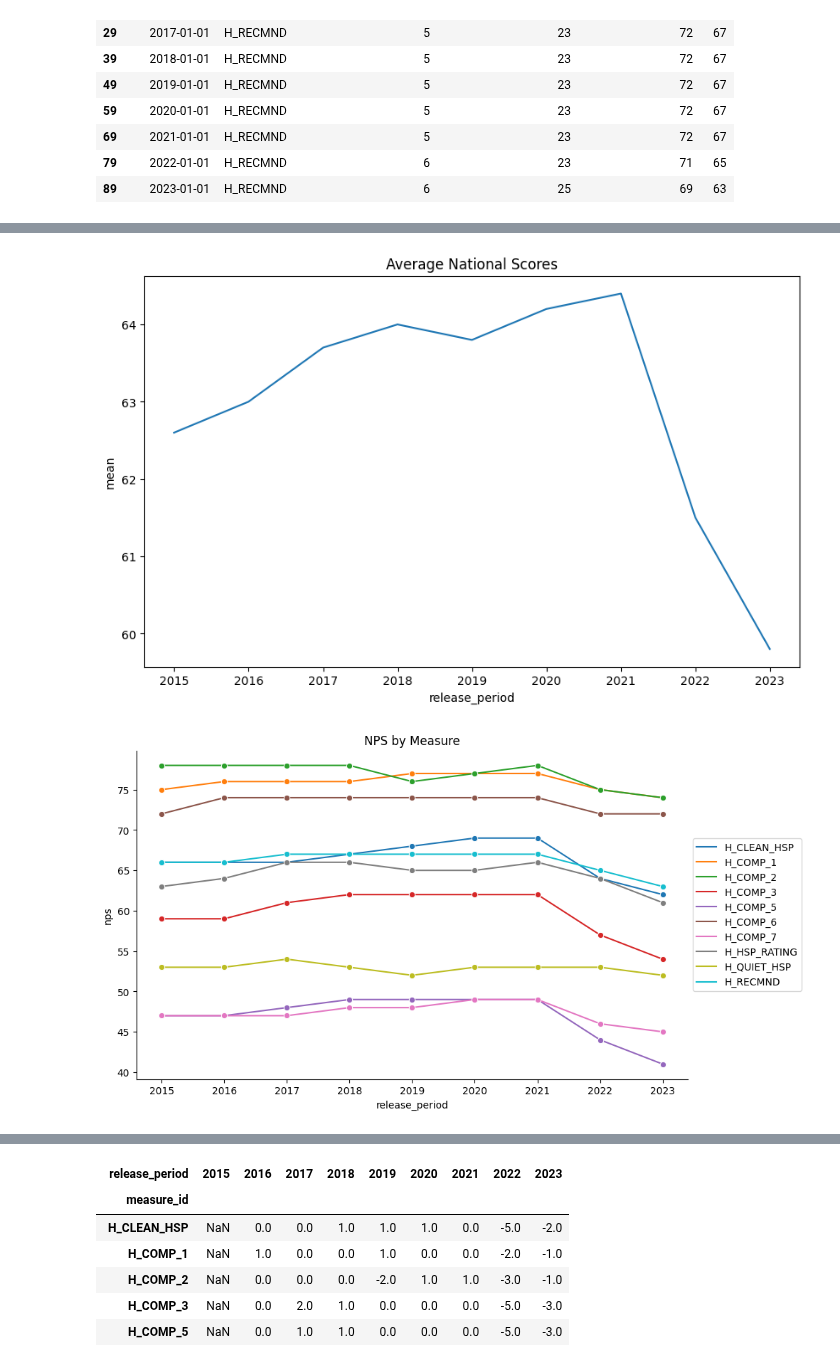
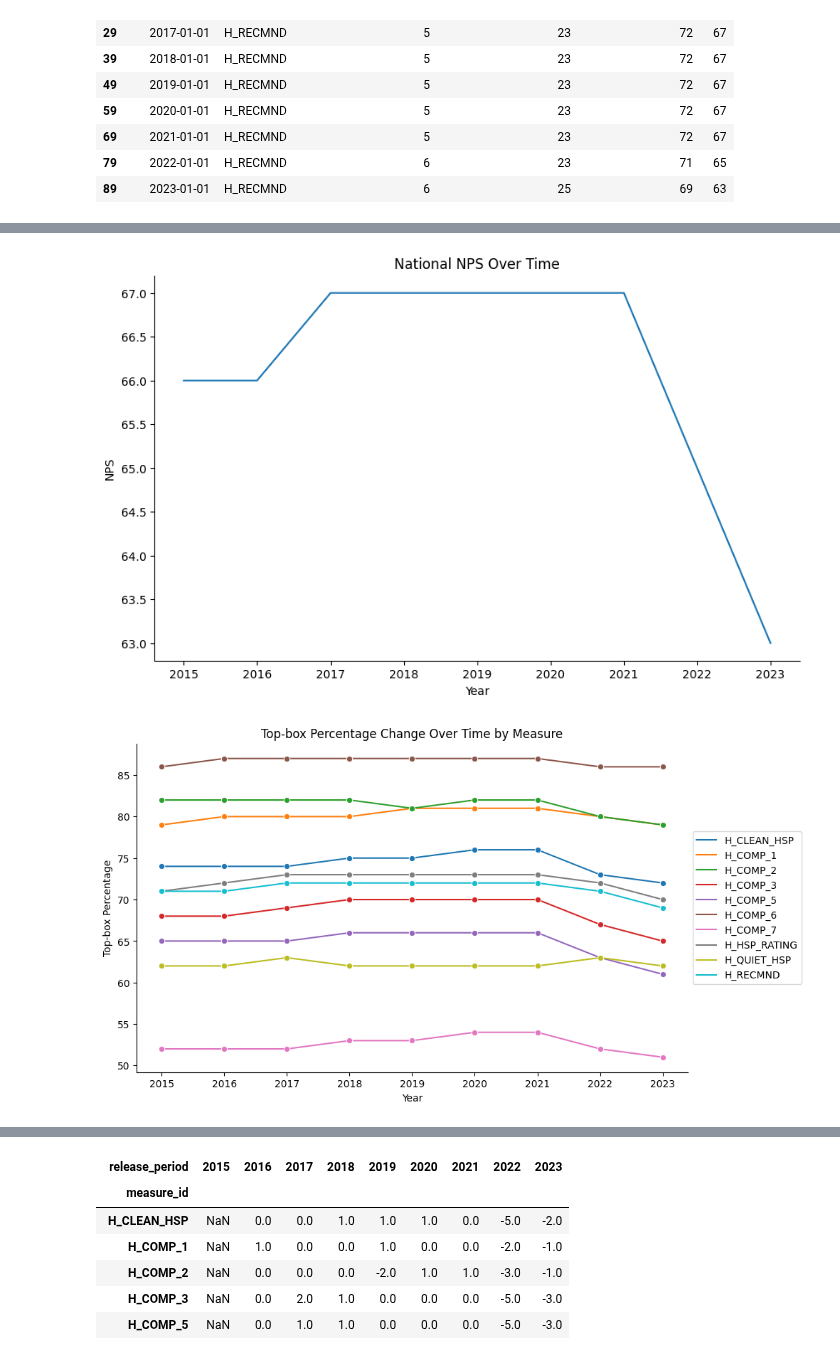
Before and after one commit to andyguo0228/maven_healthcare, a Jupyter notebook: maven_healthcare.ipynb, the cells around one changed output, grey strips where cells are left out. Cells and saved outputs as stored; diff of their text form; code cells hidden in the pictures.

```diff
--- a/maven_healthcare.ipynb
+++ b/maven_healthcare.ipynb
@@ -161,19 +110,26 @@ national_results_avg
 # %%
-# Plot average national scores over time
+# National NPS over time
+national_nps = national_results[national_results['measure_id'] == 'H_RECMND']
 plt.figure(figsize=(10, 6))
-sns.lineplot(data=national_results_avg, x='release_period', y='mean')
-plt.title('Average National Scores')
+ax = sns.lineplot(national_nps, x='release_period', y='nps')
+plt.title('National NPS Over Time')
+plt.xlabel('Year')
+plt.ylabel('NPS')
+ax.spines['right'].set_visible(False)
+ax.spines['top'].set_visible(False)
 plt.show()
 # %% [output]
-[figure, old version]
+[figure, new version]
 # %%
-# NPS change over time by measure ID
+# Top-box percentage change over time by measure
 plt.figure(figsize=(10, 6))
-ax = sns.lineplot(data=national_results, x='release_period', y='nps', hue='measure_id', errorbar=None, marker='o')
+ax = sns.lineplot(national_results, x='release_period', y='top-box_percentage', hue='measure_id', marker='o')
 ax.legend(loc='center left', bbox_to_anchor=(1, 0.5))
-plt.title('NPS by Measure')
+plt.title('Top-box Percentage Change Over Time by Measure')
+plt.xlabel('Year')
+plt.ylabel('Top-box Percentage')
 ax.spines['right'].set_visible(False)
 ax.spines['top'].set_visible(False)
 plt.show()
 # %% [output]
-[figure, old version]
+[figure, new version]
```
Also changed, not shown: parts of 10 cells of this notebook, 2 other files.
